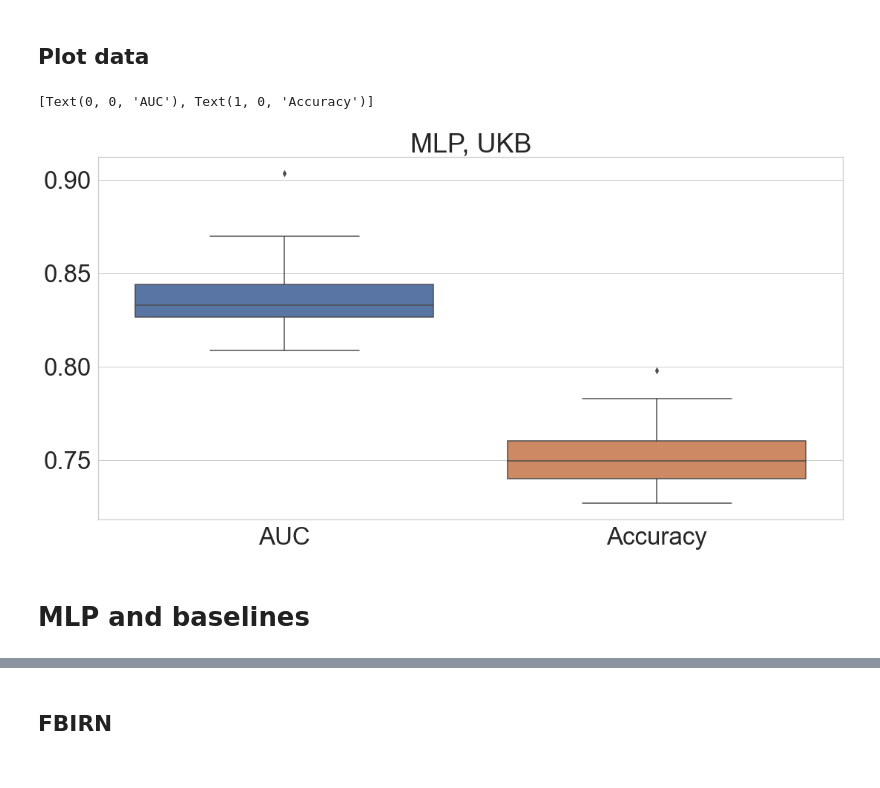
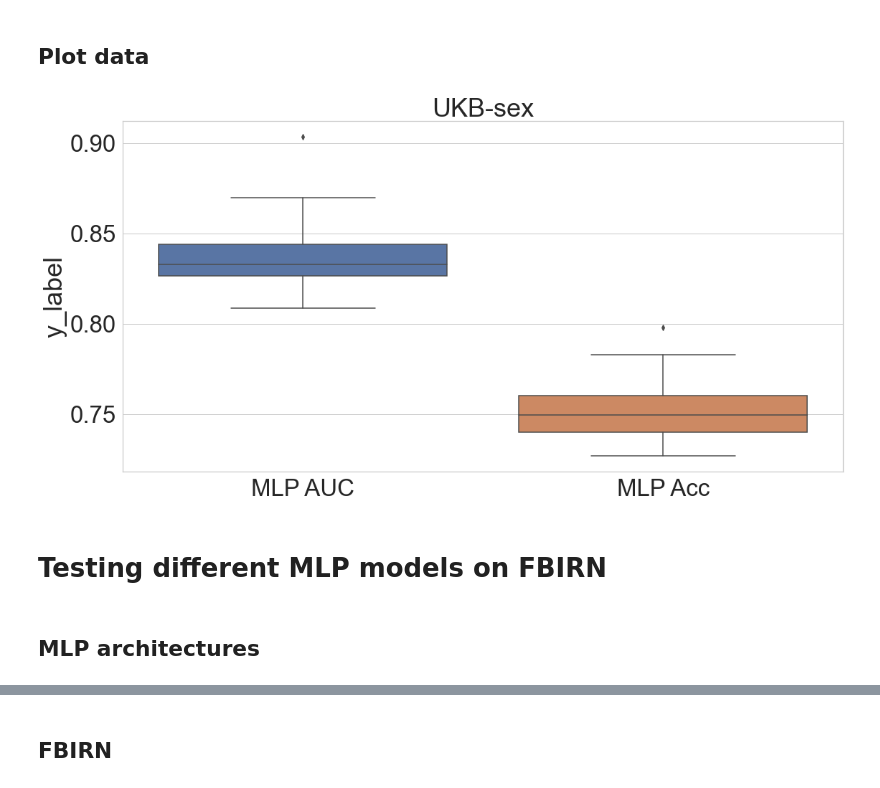
Before and after one commit to paavalipopov/mlp_project, a Jupyter notebook: examples/box_plots.ipynb, the cells around one changed output, grey strips where cells are left out. Saved outputs shown, nothing was run; the diff lists cells and outputs as text; code cells hidden in the pictures.

```diff
--- a/examples/box_plots.ipynb
+++ b/examples/box_plots.ipynb
@@ -1,3 +77,26 @@
+# %%
+import matplotlib.pyplot as plt
+import seaborn as sns
+import numpy as np
+# sns.set(font_scale = 2)
+# sns.set(rc={'figure.figsize':(18,9)})
+# так масштаб приятнее
+sns.set_theme(style="whitegrid", font_scale = 3, rc={'figure.figsize':(18,9)})
+
+sns.set_theme(
+    style="whitegrid",
+    font_scale = 3,
+    rc={'figure.figsize':(18,9)}
+)
+
+def plot_box_plots(data, data_names, title, y_title):
+    plot = sns.boxplot(
+        data=data,
+        showfliers = True,
+    )
+    plt.title(title)
+    plot.set_xticklabels(data_names)
+    plot.set(ylabel=y_title)
 # %% [markdown]
 # Examples
 # %% [markdown]
@@ -40,3 +104,6 @@ for run in runs_df["summary"]:
+# %%
+# project name: experiment-mlp-ukb
+mlp_ukb_AUC, mlp_ukb_accuracy = load_metrics_from_wandb("experiment-mlp-ukb")
 # %% [markdown]
 ## Import data from CSV
 # %%
@@ -47,33 +114,16 @@ with open('/path_to_csv.csv', 'r') as file:
     reader = csv.reader(file)
     for row in reader:
         mlp_ukb_AUC.append(float(row[N]))
-        mlp_ukb_accyracy.append(float(row[M]))
+        mlp_ukb_accuracy.append(float(row[M]))
 # %% [markdown]
 ## Plot data
-# %%
-import matplotlib.pyplot as plt
-import seaborn as sns
-import numpy as np
-# sns.set(font_scale = 2)
-# sns.set(rc={'figure.figsize':(18,9)})
-# так масштаб приятнее
-sns.set_theme(style="whitegrid", font_scale = 3, rc={'figure.figsize':(18,9)})
-
-sns.set_theme(
-    style="whitegrid",
-    font_scale = 3,
-    rc={'figure.figsize':(18,9)}
-)
-
-plot = sns.boxplot(
-    data=[mlp_ukb_AUC, mlp_ukb_accuracy],
-    showfliers = True,
-)
-plt.title("MLP, UKB")
-plot.set_xticklabels(["AUC", "Accuracy"])
-# plot.set(ylabel="AUC")
-# %% [output]
-[Text(0, 0, 'AUC'), Text(1, 0, 'Accuracy')]
-[figure, removed]
+# %%
+data = [mlp_ukb_AUC, mlp_ukb_accuracy]
+data_names = ["MLP AUC", "MLP Acc"]
+plot_box_plots(data, data_names, "UKB-sex", "y_label")
+# %% [output]
+[figure, added]
+# %% [markdown]
+# Testing different MLP models on FBIRN
 # %% [markdown]
-# MLP and baselines
+## MLP architectures
```
Also changed, not shown: parts of 34 cells of this notebook.
